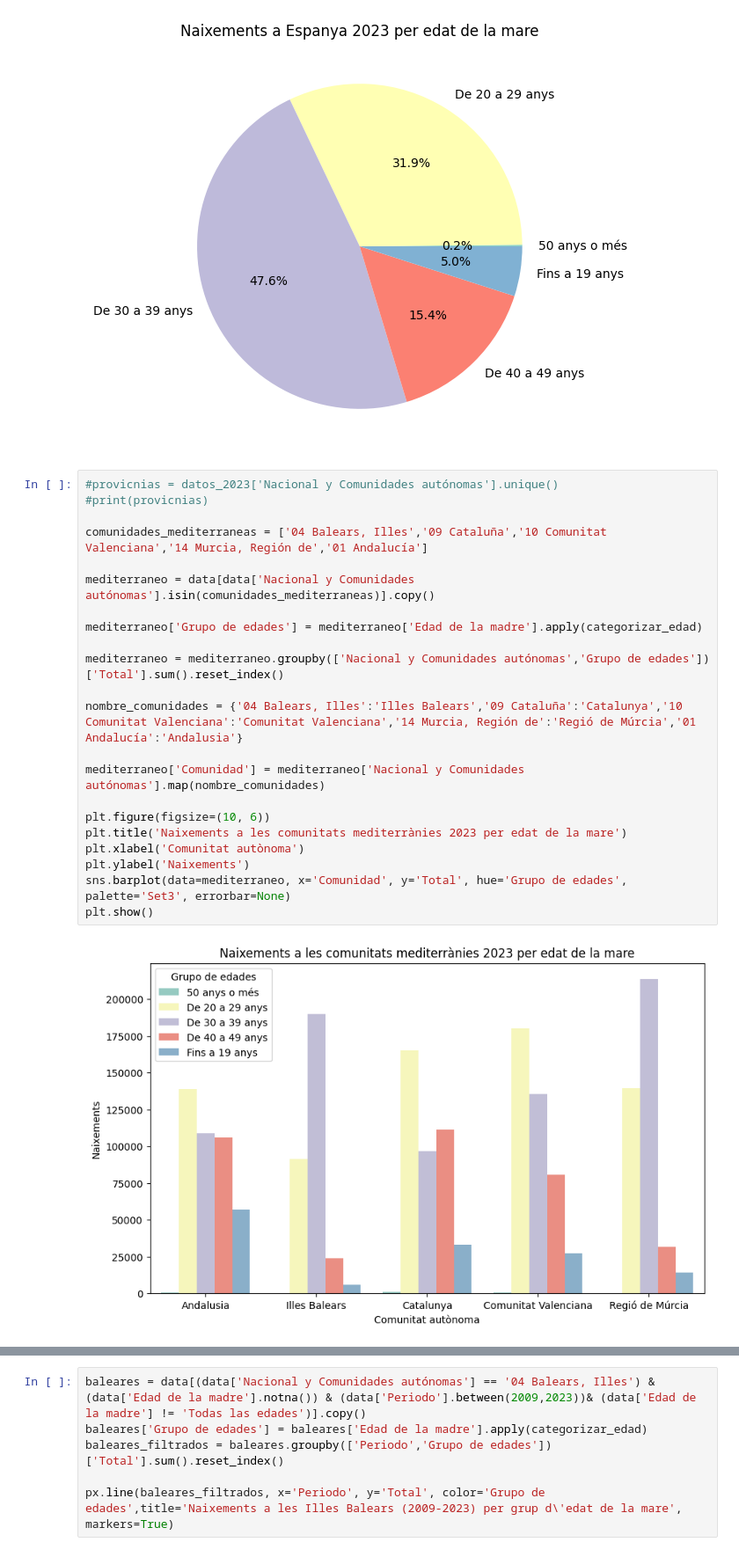
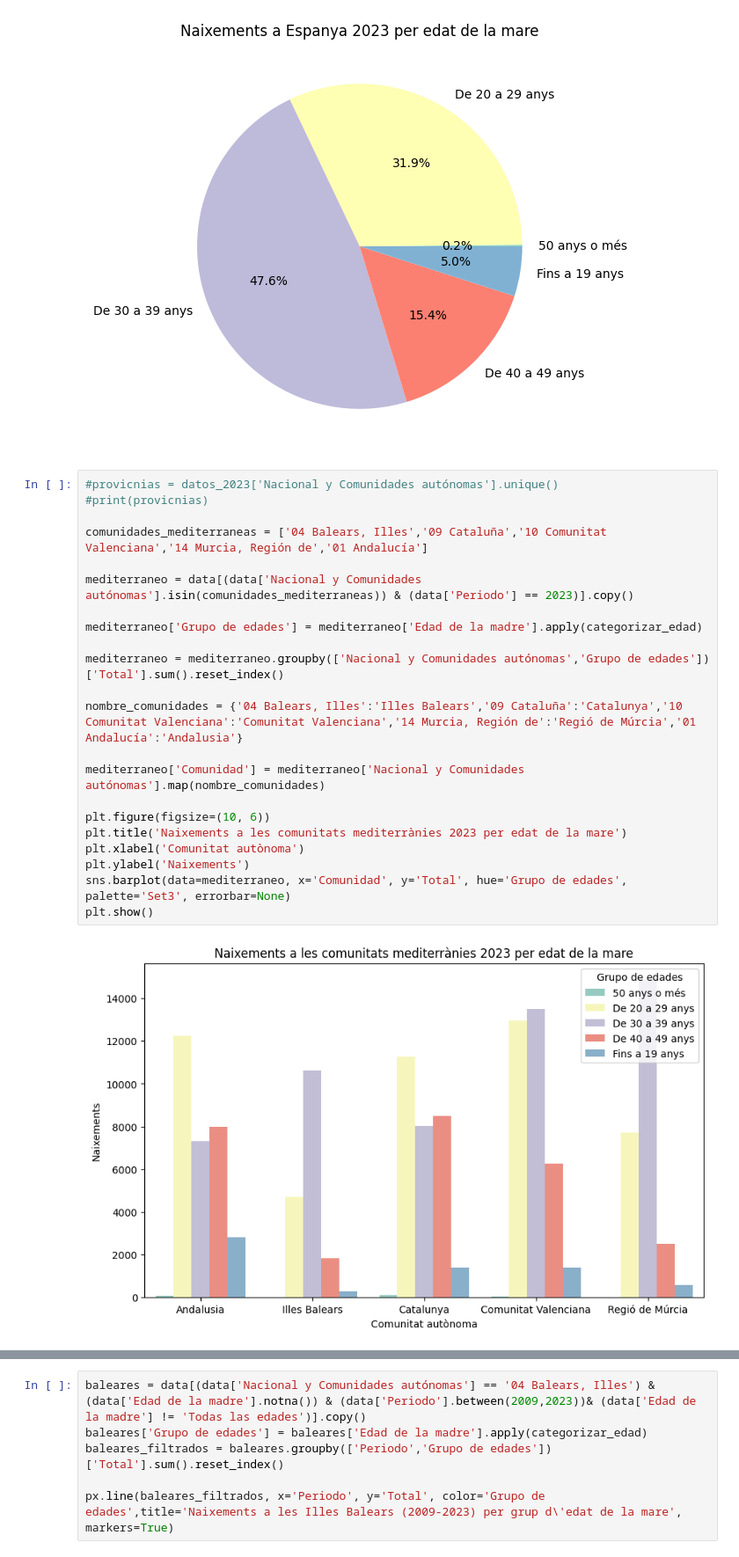
Before and after one commit to IsaacLolade/visualizacion, a Jupyter notebook: tasca_5_IsaacLoladeKehindeAdekeye1.ipynb, the cells around one changed output, grey strips where cells are left out. Shown at 88% size. Drawn from its saved outputs; the diff is of its cells as text.

```diff
--- a/tasca_5_IsaacLoladeKehindeAdekeye1.ipynb
+++ b/tasca_5_IsaacLoladeKehindeAdekeye1.ipynb
@@ -43,25 +43,25 @@ plt.show()
 # %%
 #provicnias = datos_2023['Nacional y Comunidades autónomas'].unique()
 #print(provicnias)
 
 comunidades_mediterraneas = ['04 Balears, Illes','09 Cataluña','10 Comunitat Valenciana','14 Murcia, Región de','01 Andalucía']
 
-mediterraneo = data[data['Nacional y Comunidades autónomas'].isin(comunidades_mediterraneas)].copy()
+mediterraneo = data[(data['Nacional y Comunidades autónomas'].isin(comunidades_mediterraneas)) & (data['Periodo'] == 2023)].copy()
 
 mediterraneo['Grupo de edades'] = mediterraneo['Edad de la madre'].apply(categorizar_edad)
 
 mediterraneo = mediterraneo.groupby(['Nacional y Comunidades autónomas','Grupo de edades'])['Total'].sum().reset_index()
 
 nombre_comunidades = {'04 Balears, Illes':'Illes Balears','09 Cataluña':'Catalunya','10 Comunitat Valenciana':'Comunitat Valenciana','14 Murcia, Región de':'Regió de Múrcia','01 Andalucía':'Andalusia'}
 
 mediterraneo['Comunidad'] = mediterraneo['Nacional y Comunidades autónomas'].map(nombre_comunidades)
 
 plt.figure(figsize=(10, 6))
 plt.title('Naixements a les comunitats mediterrànies 2023 per edat de la mare')
 plt.xlabel('Comunitat autònoma')
 plt.ylabel('Naixements')
 sns.barplot(data=mediterraneo, x='Comunidad', y='Total', hue='Grupo de edades', palette='Set3', errorbar=None)
 plt.show()
 # %% [output]
-[figure, old version]
+[figure, new version]
 # %%
```
Also changed, not shown: parts of 2 cells of this notebook.
